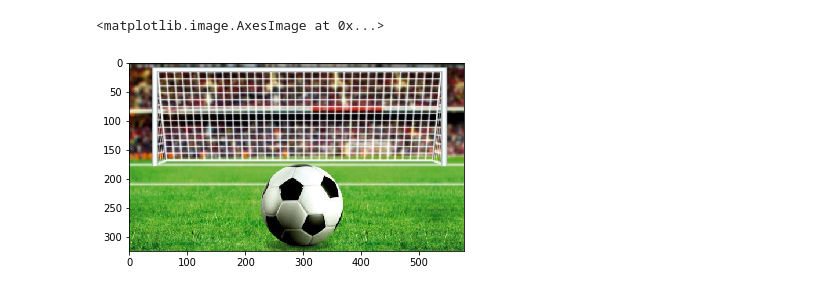
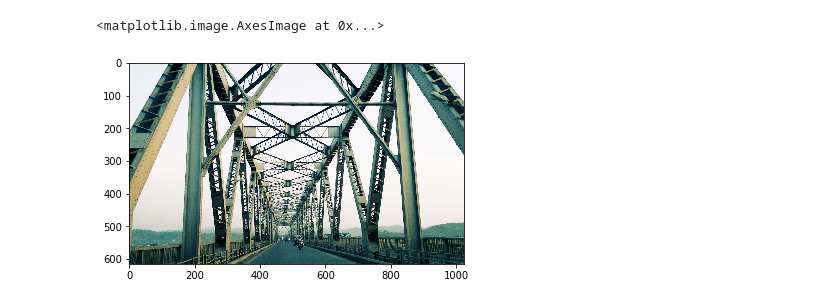
Before and after one commit to Vishu26/Computer-Vision, a Jupyter notebook: customGaussianFilter.ipynb, the cells around one changed output. Drawn from its saved outputs; the diff is of its cells as text; code cells hidden in the pictures.

```diff
--- a/customGaussianFilter.ipynb
+++ b/customGaussianFilter.ipynb
@@ -1,11 +7,11 @@
 # %%
 import numpy as np
-from PIL import Image
 import matplotlib.pyplot as plt
+from PIL import Image as image
 %matplotlib inline
 
-img = np.array(Image.open('football.jpg'))
+img = np.array(image.open('bridge.jpg'))
 plt.imshow(img, interpolation='nearest')
 # %% [output]
 <matplotlib.image.AxesImage at 0x...>
-[figure, old version]
+[figure, new version]
```
Also changed, not shown: parts of 9 cells of this notebook.
